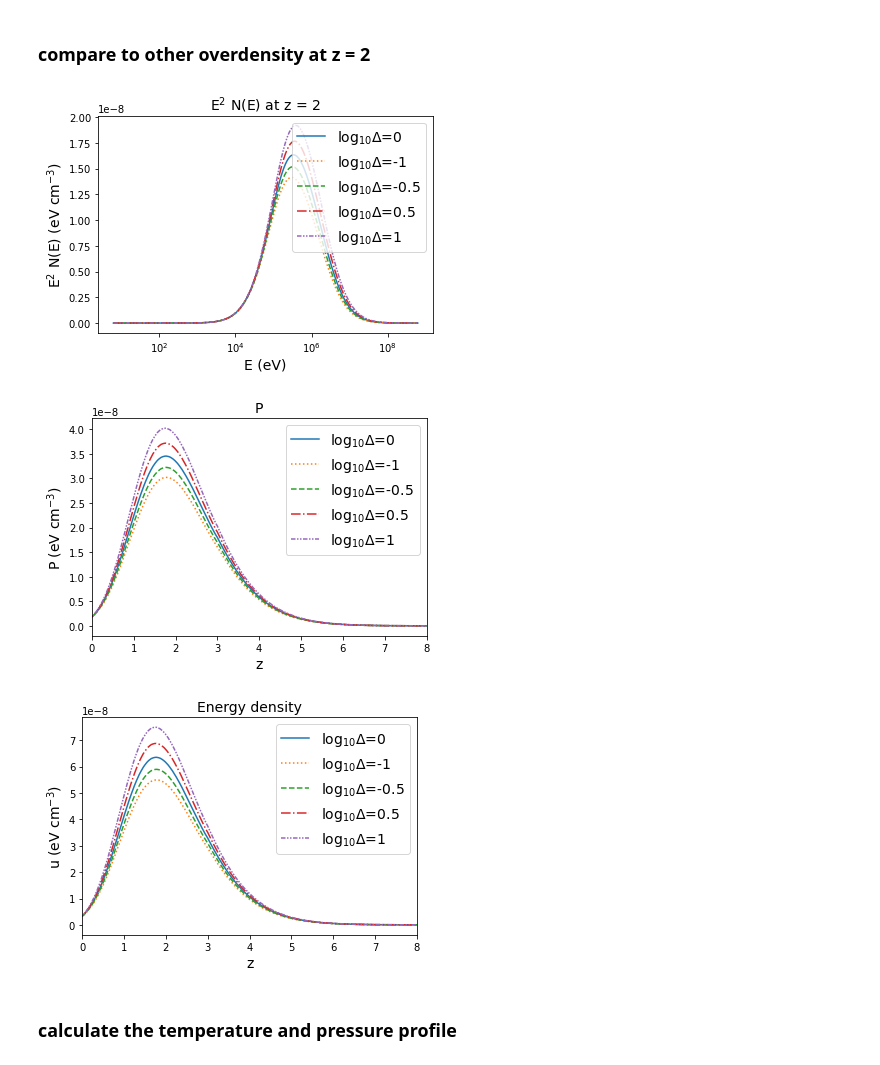
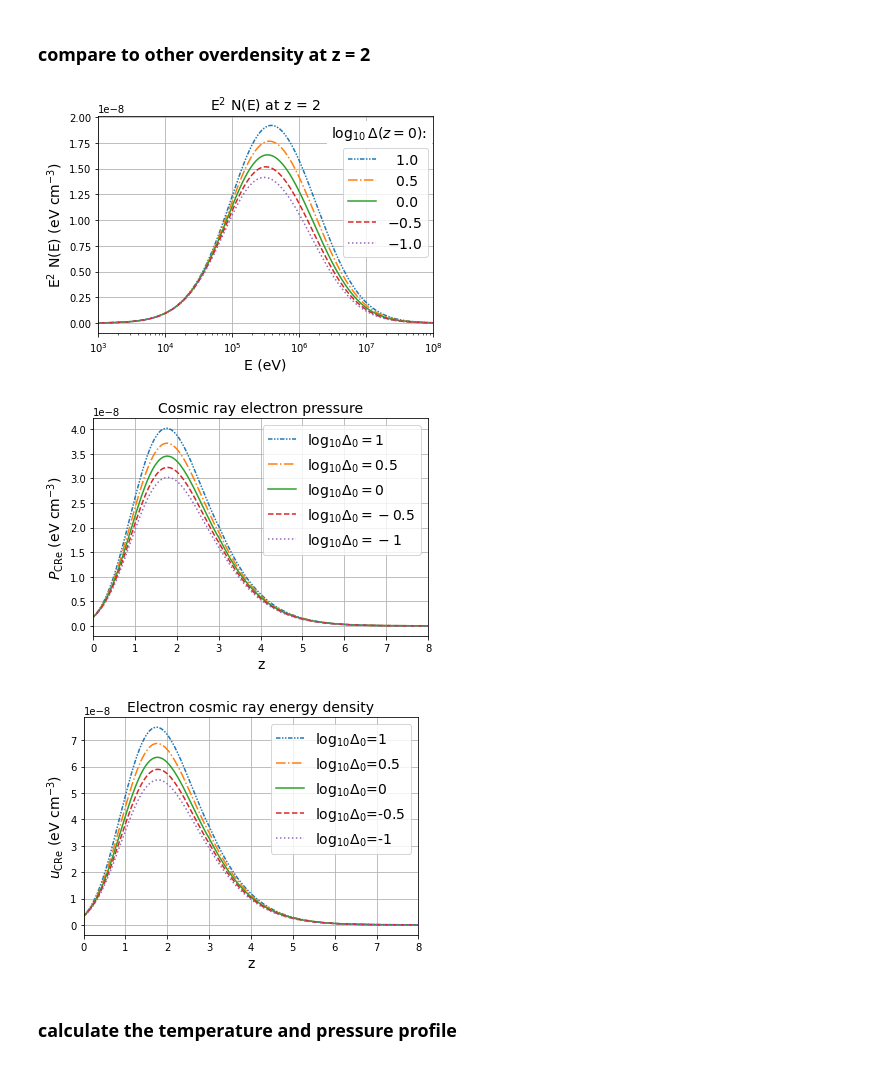
Before and after one commit to hirata10/IGMCRProject, a Jupyter notebook: IGMCR/result.ipynb, the cells around one changed output. Drawn from its saved outputs; the diff is of its cells as text; code cells hidden in the pictures.

```diff
--- a/IGMCR/result.ipynb
+++ b/IGMCR/result.ipynb
@@ -169,35 +171,40 @@ E2N_10 = np.zeros((IGM.mstep,))
 for i in range(IGM.mstep):
     E2N_10[i] = IGM.E[i]**2 * N_10[i][idx_z2]/1.602e-12
 # %%
-plt.plot(IGM.E_mid/1.602e-12, E2N_00, '-', label = '$\mathrm{log_{10}}\Delta$=0')
-plt.plot(IGM.E_mid/1.602e-12, E2N_neg10, ':', label = '$\mathrm{log_{10}}\Delta$=-1')
-plt.plot(IGM.E_mid/1.602e-12, E2N_neg50, '--', label = '$\mathrm{log_{10}}\Delta$=-0.5')
-plt.plot(IGM.E_mid/1.602e-12, E2N_50, '-.', label = '$\mathrm{log_{10}}\Delta$=0.5')
-plt.plot(IGM.E_mid/1.602e-12, E2N_10, linestyle = (0, (3, 1, 1, 1, 1, 1)), label = '$\mathrm{log_{10}}\Delta$=1')
+plt.plot(IGM.E_mid/1.602e-12, E2N_10, linestyle = (0, (3, 1, 1, 1, 1, 1)), label = '  1.0')
+plt.plot(IGM.E_mid/1.602e-12, E2N_50, '-.', label = '  0.5')
+plt.plot(IGM.E_mid/1.602e-12, E2N_00, '-', label = '  0.0')
+plt.plot(IGM.E_mid/1.602e-12, E2N_neg50, '--', label = '$-$0.5')
+plt.plot(IGM.E_mid/1.602e-12, E2N_neg10, ':', label = '$-$1.0')
 plt.xscale('log')
-plt.legend(loc = 'upper right', fontsize = 14)
+plt.xlim([1e3,1e8])
+plt.text(3.e6,1.8e-8,'$\log_{10}\Delta(z=0)$:', fontsize = 14, backgroundcolor='white')
+plt.legend(loc = (.73,.35), fontsize = 14)
 plt.title('$\mathrm{E^2\ N(E)}$ at z = 2', fontsize = 14)
 plt.xlabel('E (eV)', fontsize = 14)
 plt.ylabel('$\mathrm{E^2\ N(E)\ (eV\ cm^{-3}})$', fontsize = 14)
-#plt.savefig('NE_diffD.pdf')
+#plt.ylim([-1e-9,2.2e-8])
+plt.grid()
+plt.savefig('NE_diffD.pdf')
 plt.show()
 # %% [output]
-[figure, old version]
+[figure, new version]
 # %%
-plt.plot(IGM_00.z, P_00_eV, '-', label = '$\mathrm{log_{10}}\Delta$=0')
-plt.plot(IGM_neg10.z, P_neg10_eV, ':', label = '$\mathrm{log_{10}}\Delta$=-1')
-plt.plot(IGM_neg50.z, P_neg50_eV, '--', label = '$\mathrm{log_{10}}\Delta$=-0.5')
-plt.plot(IGM_50.z, P_50_eV, '-.', label = '$\mathrm{log_{10}}\Delta$=0.5')
-plt.plot(IGM_10.z, P_10_eV, linestyle = (0, (3, 1, 1, 1, 1, 1)), label = '$\mathrm{log_{10}}\Delta$=1')
+plt.plot(IGM_10.z, P_10_eV, linestyle = (0, (3, 1, 1, 1, 1, 1)), label = '$\mathrm{log_{10}}\Delta_0=1$')
+plt.plot(IGM_50.z, P_50_eV, '-.', label = '$\mathrm{log_{10}}\Delta_0=0.5$')
+plt.plot(IGM_00.z, P_00_eV, '-', label = '$\mathrm{log_{10}}\Delta_0=0$')
+plt.plot(IGM_neg50.z, P_neg50_eV, '--', label = '$\mathrm{log_{10}}\Delta_0=-0.5$')
+plt.plot(IGM_neg10.z, P_neg10_eV, ':', label = '$\mathrm{log_{10}}\Delta_0=-1$')
 plt.legend(loc = 'upper right', fontsize = 14)
-plt.title('P', fontsize = 14)
+plt.title('Cosmic ray electron pressure', fontsize = 14)
 plt.xlabel('z', fontsize = 14)
-plt.ylabel('P ($\mathrm{eV\ cm^{-3}}$)', fontsize = 14)
+plt.ylabel('$P_{\mathrm{CRe}}$ ($\mathrm{eV\ cm^{-3}}$)', fontsize = 14)
 plt.xlim(0, 8)
-#plt.savefig('P.pdf')
+plt.grid()
+plt.savefig('P.pdf')
 plt.show()
 # %% [output]
-[figure, old version]
+[figure, new version]
 # %%
 utot_00, E_eV_00 = IGM_00.get_utot()
 
@@ -209,20 +216,21 @@ utot_50, E_eV_50 = IGM_50.get_utot()
 
 utot_10, E_eV_10 = IGM_10.get_utot()
 # %%
-plt.plot(IGM_00.z, utot_00/1.602e-12, '-', label = '$\mathrm{log_{10}}\Delta$=0')
-plt.plot(IGM_neg10.z, utot_neg10/1.602e-12, ':', label = '$\mathrm{log_{10}}\Delta$=-1')
-plt.plot(IGM_neg50.z, utot_neg50/1.602e-12, '--', label = '$\mathrm{log_{10}}\Delta$=-0.5')
-plt.plot(IGM_50.z, utot_50/1.602e-12, '-.', label = '$\mathrm{log_{10}}\Delta$=0.5')
-plt.plot(IGM_10.z, utot_10/1.602e-12, linestyle = (0, (3, 1, 1, 1, 1, 1)), label = '$\mathrm{log_{10}}\Delta$=1')
+plt.plot(IGM_10.z, utot_10/1.602e-12, linestyle = (0, (3, 1, 1, 1, 1, 1)), label = '$\mathrm{log_{10}}\Delta_0$=1')
+plt.plot(IGM_50.z, utot_50/1.602e-12, '-.', label = '$\mathrm{log_{10}}\Delta_0$=0.5')
+plt.plot(IGM_00.z, utot_00/1.602e-12, '-', label = '$\mathrm{log_{10}}\Delta_0$=0')
+plt.plot(IGM_neg50.z, utot_neg50/1.602e-12, '--', label = '$\mathrm{log_{10}}\Delta_0$=-0.5')
+plt.plot(IGM_neg10.z, utot_neg10/1.602e-12, ':', label = '$\mathrm{log_{10}}\Delta_0$=-1')
 plt.legend(loc = 'upper right', fontsize = 14)
-plt.title('Energy density', fontsize = 14)
+plt.title('Electron cosmic ray energy density', fontsize = 14)
 plt.xlabel('z', fontsize = 14)
-plt.ylabel('u ($\mathrm{eV\ cm^{-3}}$)', fontsize = 14)
+plt.ylabel('$u_{\mathrm{CRe}}$ ($\mathrm{eV\ cm^{-3}}$)', fontsize = 14)
 plt.xlim(0, 8)
-#plt.savefig('utot.pdf')
+plt.grid()
+plt.savefig('utot.pdf')
 plt.show()
 # %% [output]
-[figure, old version]
+[figure, new version]
 # %% [markdown]
 ### calculate the temperature and pressure profile
 # %%
```
Also changed, not shown: parts of 2 cells of this notebook, 2 other files.
